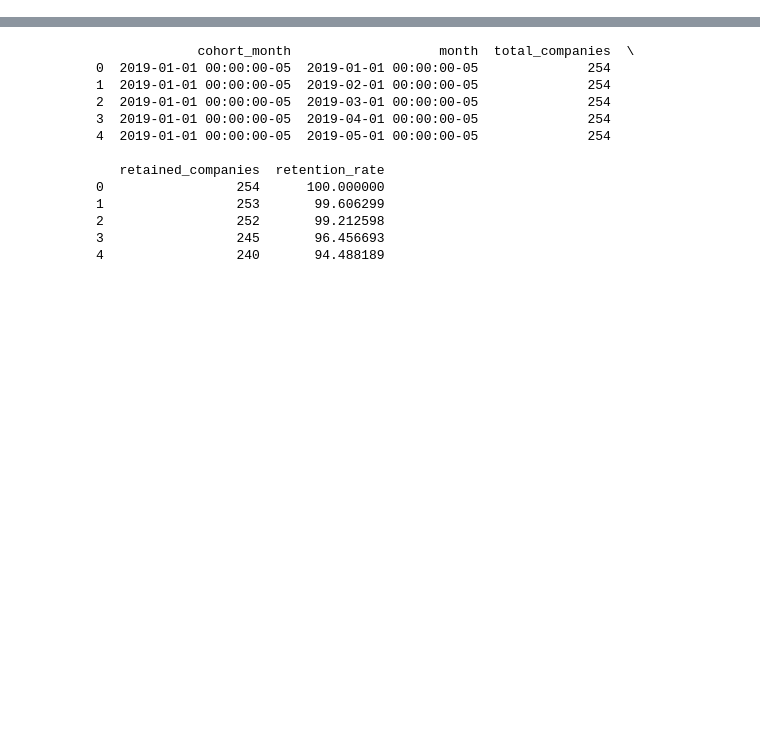
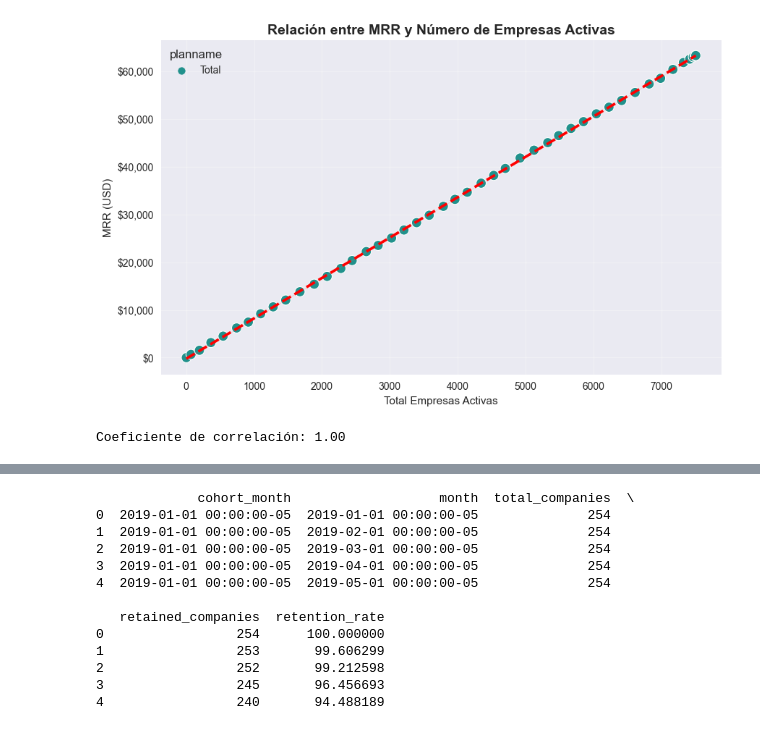
Before and after one commit to mcabas/job_search_tests, a Jupyter notebook: Aleg/test.ipynb, the cells around one changed output, grey strips where cells are left out. Drawn from its saved outputs; the diff is of its cells as text; code cells hidden in the pictures; blank space fills up the shorter version.

```diff
--- a/Aleg/test.ipynb
+++ b/Aleg/test.ipynb
@@ -20,0 +192,17 @@ def read_csv_fun(folder_name,file_name, path):
+# %%
+plt.figure(figsize=(10, 6))
+sns.scatterplot(data=df_total, x='total_companies', y='mrr', hue='planname', palette='viridis', s=100)
+sns.regplot(data=df_total, x='total_companies', y='mrr', scatter=False, color='red', line_kws={'linestyle':'--'})
+plt.title('Relación entre MRR y Número de Empresas Activas', fontsize=14)
+plt.xlabel('Total Empresas Activas')
+plt.ylabel('MRR (USD)')
+plt.gca().yaxis.set_major_formatter(FuncFormatter(lambda x, _: f'${x:,.0f}'))
+plt.grid(alpha=0.3)
+plt.show()
+# %% [output]
+[figure, added]
+# %%
+correlacion = df_total[['total_companies', 'mrr']].corr().iloc[0,1]
+print(f"Coeficiente de correlación: {correlacion:.2f}")
+# %% [output]
+Coeficiente de correlación: 1.00
```
Also changed, not shown: parts of 49 cells of this notebook, 6 other files.
